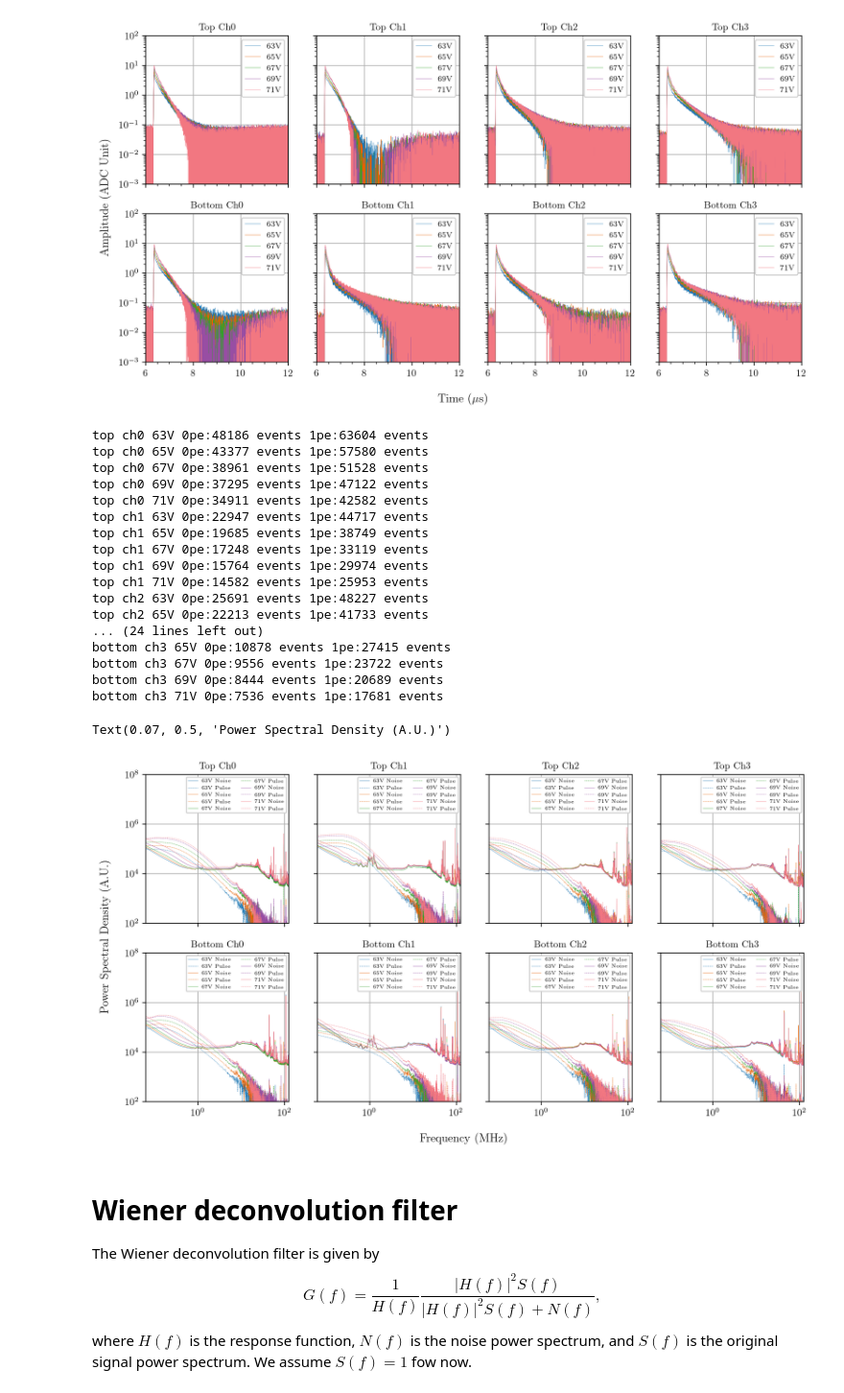
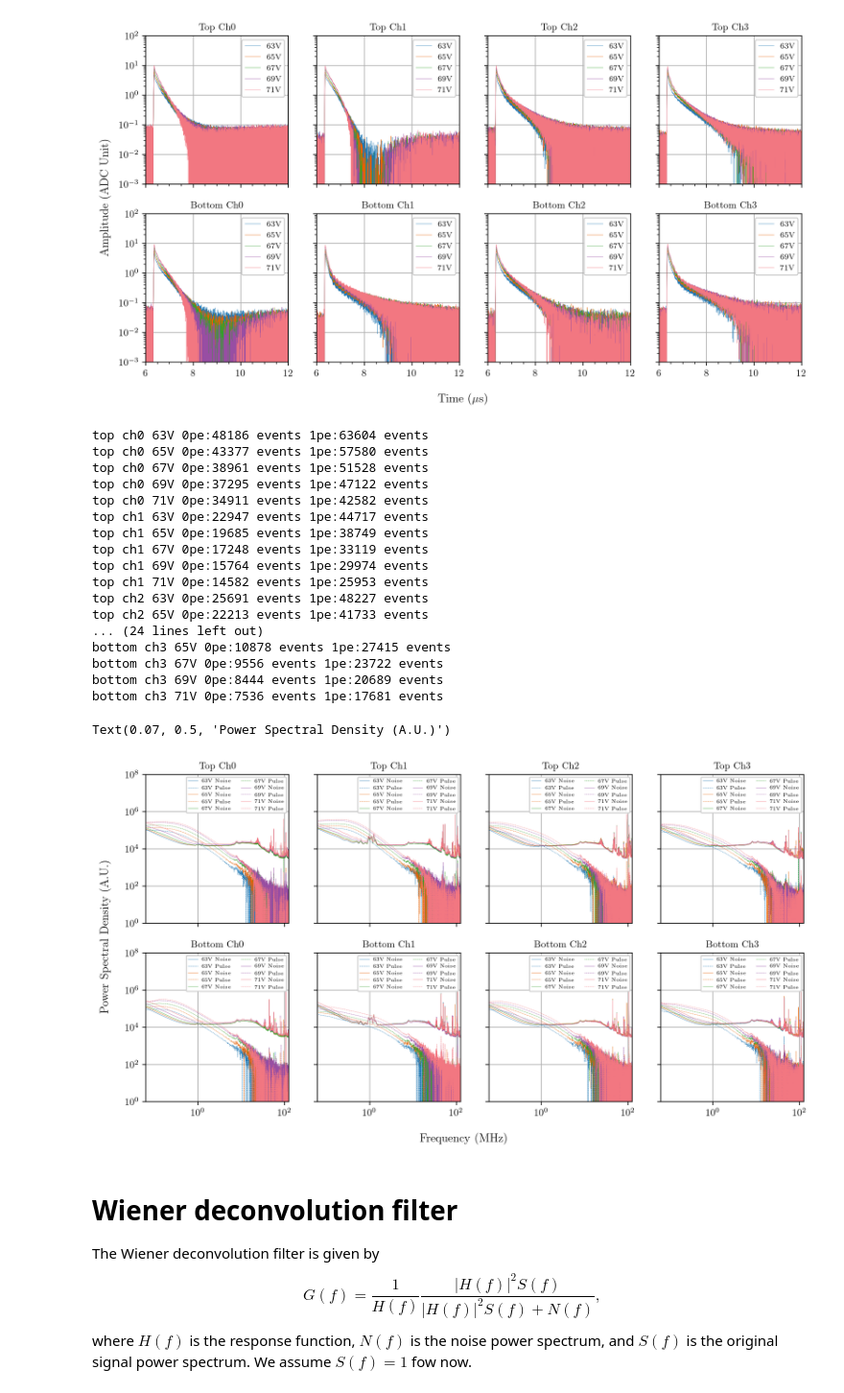
Before and after one commit to darkside-princeton/sipm-analysis, a Jupyter notebook: jupyter/deconvolution.ipynb, the cells around one changed output. Shown at 96% size. Drawn from its saved outputs; the diff is of its cells as text; code cells hidden in the pictures.

```diff
--- a/jupyter/deconvolution.ipynb
+++ b/jupyter/deconvolution.ipynb
@@ -142,35 +142,35 @@ for i, pos in enumerate(positions):
                 data_fft[pos][ch][volt]['avg_1pe_psd']-data_fft[pos][ch][volt]['avg_0pe_psd'],
                 label=f'{volt}V Pulse', color=f'C{k}', linewidth=0.3, linestyle='--')
         axs[i, j].legend(loc='upper right', ncol=2, fontsize=5)
         axs[i, j].set_xlim(1./16, 125)
-        axs[i, j].set_ylim(1e2, 1e8)
+        axs[i, j].set_ylim(1e0, 1e8)
         axs[i, j].set_yscale('log')
         axs[i, j].set_xscale('log')
         axs[i, j].minorticks_on()
         axs[i, j].grid()
         axs[i, j].set_title(f'{pos[0].upper()}{pos[1:]} Ch{ch}')
 fig.supxlabel(r'Frequency (MHz)', y=0.01)
 fig.supylabel(r'Power Spectral Density (A.U.)', x=0.07)
 # %% [output]
 top ch0 63V 0pe:48186 events 1pe:63604 events
 top ch0 65V 0pe:43377 events 1pe:57580 events
 top ch0 67V 0pe:38961 events 1pe:51528 events
 top ch0 69V 0pe:37295 events 1pe:47122 events
 top ch0 71V 0pe:34911 events 1pe:42582 events
 top ch1 63V 0pe:22947 events 1pe:44717 events
 top ch1 65V 0pe:19685 events 1pe:38749 events
 top ch1 67V 0pe:17248 events 1pe:33119 events
 top ch1 69V 0pe:15764 events 1pe:29974 events
 top ch1 71V 0pe:14582 events 1pe:25953 events
 top ch2 63V 0pe:25691 events 1pe:48227 events
 top ch2 65V 0pe:22213 events 1pe:41733 events
 ... (24 lines left out)
 bottom ch3 65V 0pe:10878 events 1pe:27415 events
 bottom ch3 67V 0pe:9556 events 1pe:23722 events
 bottom ch3 69V 0pe:8444 events 1pe:20689 events
 bottom ch3 71V 0pe:7536 events 1pe:17681 events
 Text(0.07, 0.5, 'Power Spectral Density (A.U.)')
-[figure, old version]
+[figure, new version]
 # %% [markdown]
 # Wiener deconvolution filter
 The Wiener deconvolution filter is given by
```
Also changed, not shown: parts of 7 cells of this notebook, 1 other file.
